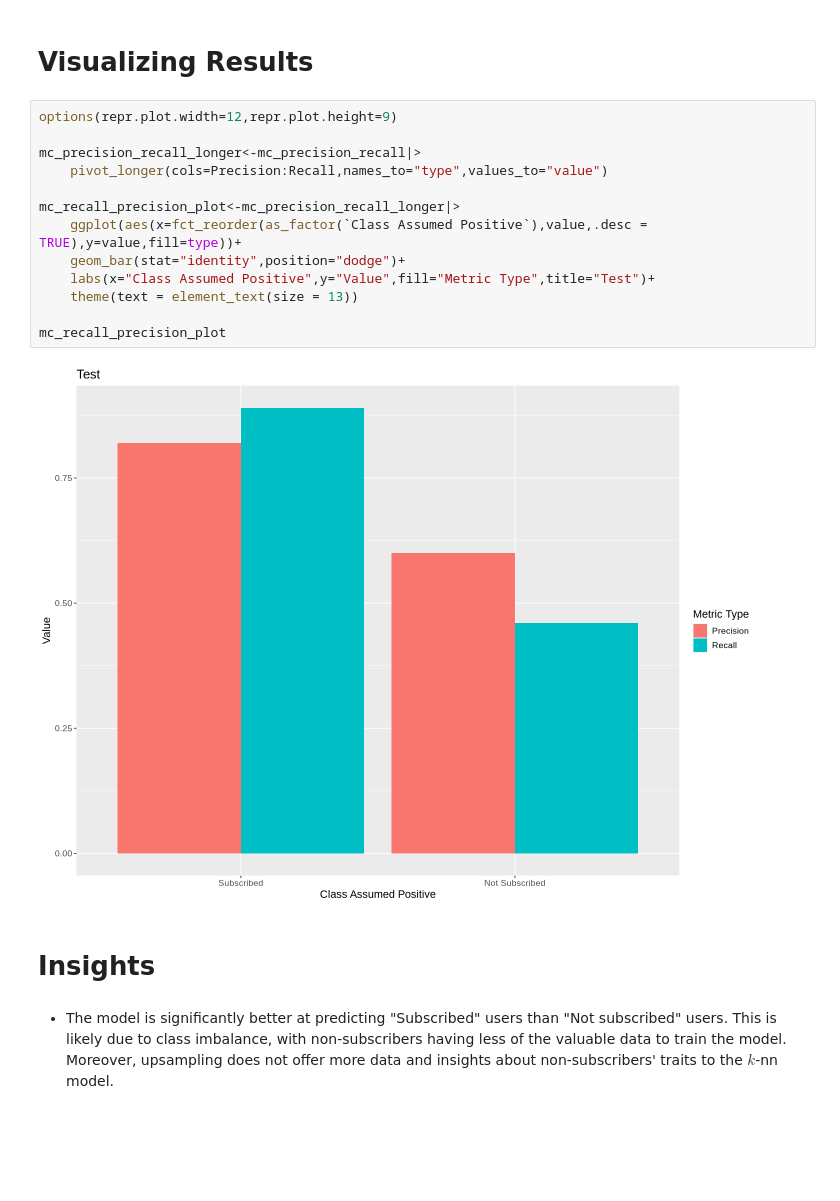
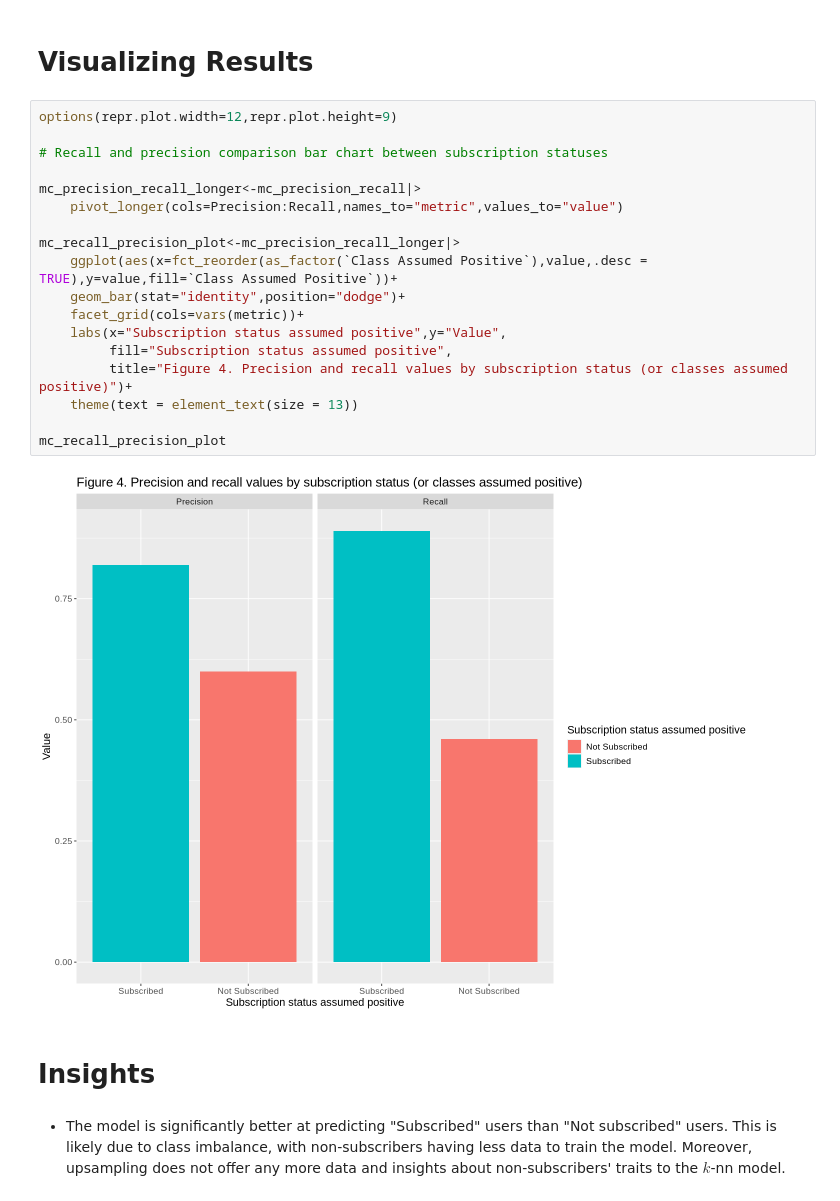
Before and after one commit to adamcheng7/DSCI-100-Final-Project-Report, a Jupyter notebook: Final Project Report.ipynb, the cells around one changed output. Drawn from its saved outputs; the diff is of its cells as text; blank space fills up the shorter version.

```diff
--- a/Final Project Report.ipynb
+++ b/Final Project Report.ipynb
@@ -383,19 +404,24 @@ A tibble: 2 × 3
 # %%
 options(repr.plot.width=12,repr.plot.height=9)
 
+# Recall and precision comparison bar chart between subscription statuses
+
 mc_precision_recall_longer<-mc_precision_recall|>
-    pivot_longer(cols=Precision:Recall,names_to="type",values_to="value")
+    pivot_longer(cols=Precision:Recall,names_to="metric",values_to="value")
 
 mc_recall_precision_plot<-mc_precision_recall_longer|>
-    ggplot(aes(x=fct_reorder(as_factor(`Class Assumed Positive`),value,.desc = TRUE),y=value,fill=type))+
+    ggplot(aes(x=fct_reorder(as_factor(`Class Assumed Positive`),value,.desc = TRUE),y=value,fill=`Class Assumed Positive`))+
     geom_bar(stat="identity",position="dodge")+
-    labs(x="Class Assumed Positive",y="Value",fill="Metric Type",title="Test")+
+    facet_grid(cols=vars(metric))+
+    labs(x="Subscription status assumed positive",y="Value",
+         fill="Subscription status assumed positive",
+         title="Figure 4. Precision and recall values by subscription status (or classes assumed positive)")+
     theme(text = element_text(size = 13))
 
 mc_recall_precision_plot
 # %% [output]
-[figure, old version]
+[figure, new version]
 # %% [markdown]
 # Insights
 # %% [markdown]
-- The model is significantly better at predicting "Subscribed" users than "Not subscribed" users. This is likely due to class imbalance, with non-subscribers having less of the valuable data to train the model. Moreover, upsampling does not offer more data and insights about non-subscribers' traits to the $k$-nn model.
+- The model is significantly better at predicting "Subscribed" users than "Not subscribed" users. This is likely due to class imbalance, with non-subscribers having less data to train the model. Moreover, upsampling does not offer any more data and insights about non-subscribers' traits to the $k$-nn model.
```
Also changed, not shown: parts of 15 cells of this notebook.
